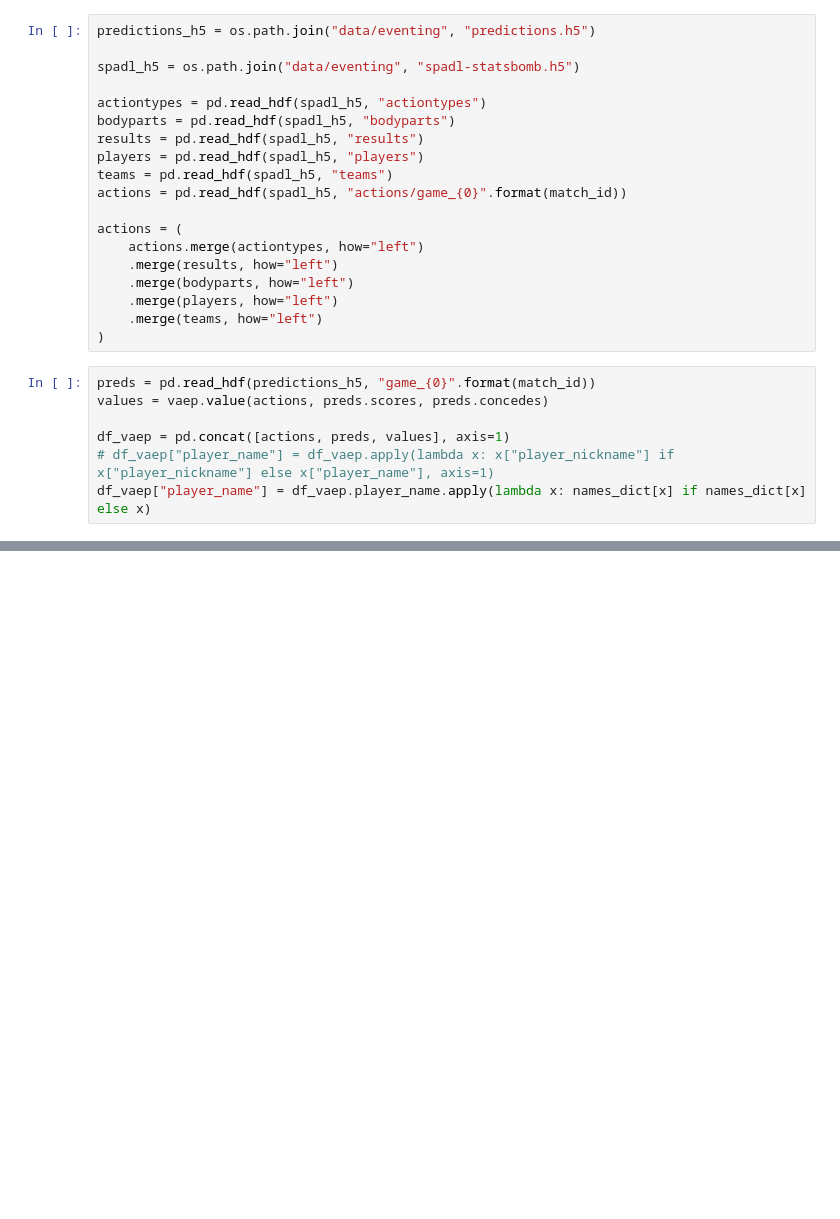
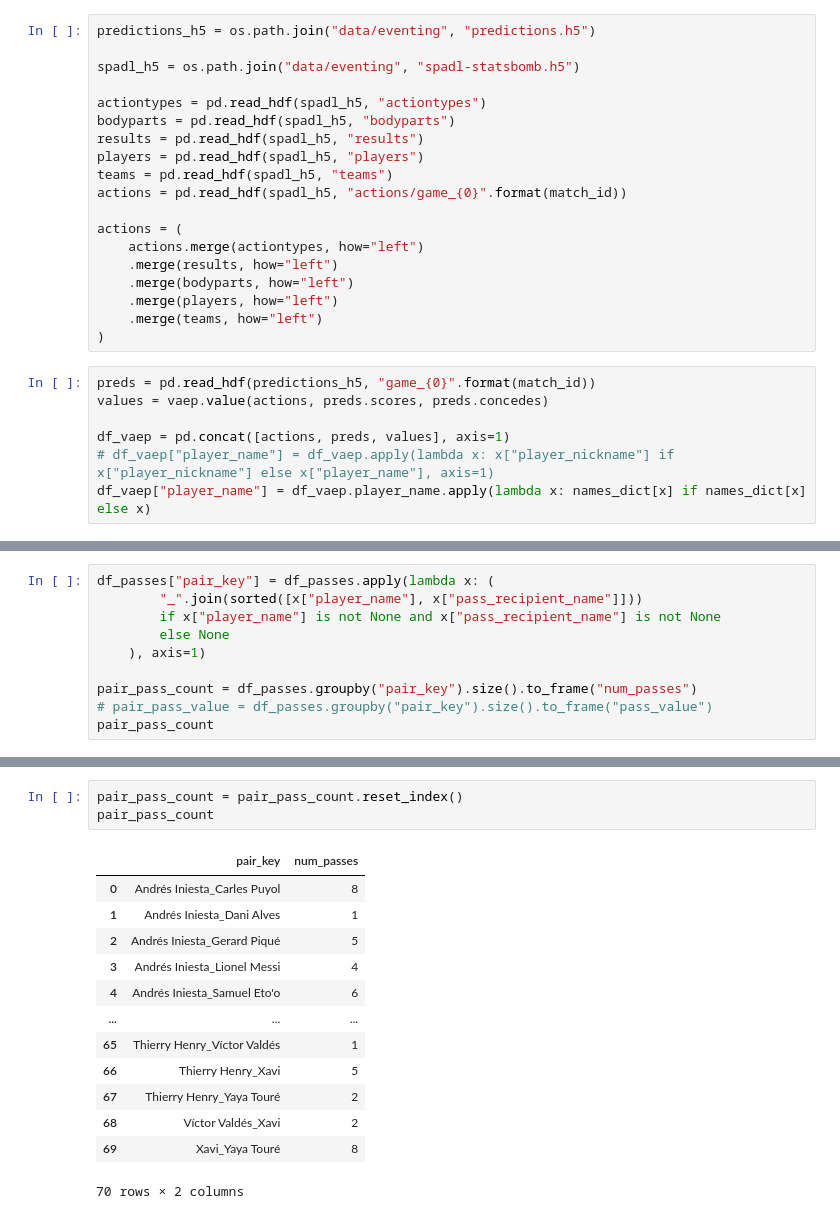
Before and after one commit to shreyan241/DSC-241-Soccer-TDA, a Jupyter notebook: features_test.ipynb, the cells around one changed output, grey strips where cells are left out. Drawn from its saved outputs; the diff is of its cells as text; blank space fills up the shorter version.

```diff
--- a/features_test.ipynb
+++ b/features_test.ipynb
@@ -405,0 +642,10 @@ Average Team VAEP Value: 0.006071046009353653
+# %%
+df_passes["pair_key"] = df_passes.apply(lambda x: (
+        "_".join(sorted([x["player_name"], x["pass_recipient_name"]]))
+        if x["player_name"] is not None and x["pass_recipient_name"] is not None
+        else None
+    ), axis=1)
+
+pair_pass_count = df_passes.groupby("pair_key").size().to_frame("num_passes")
+# pair_pass_value = df_passes.groupby("pair_key").size().to_frame("pass_value")
+pair_pass_count
@@ -405,0 +667,17 @@ Average Team VAEP Value: 0.006071046009353653
+# %%
+pair_pass_count = pair_pass_count.reset_index()
+pair_pass_count
+# %% [output]
+|  | pair_key | num_passes |
+| 0 | Andrés Iniesta_Carles Puyol | 8 |
+| 1 | Andrés Iniesta_Dani Alves | 1 |
+| 2 | Andrés Iniesta_Gerard Piqué | 5 |
+| 3 | Andrés Iniesta_Lionel Messi | 4 |
+| 4 | Andrés Iniesta_Samuel Eto'o | 6 |
+| ... | ... | ... |
+| 65 | Thierry Henry_Víctor Valdés | 1 |
+| 66 | Thierry Henry_Xavi | 5 |
+| 67 | Thierry Henry_Yaya Touré | 2 |
+| 68 | Víctor Valdés_Xavi | 2 |
+| 69 | Xavi_Yaya Touré | 8 |
+70 rows × 2 columns
```
Also changed, not shown: parts of 32 cells of this notebook, 1 other file.
